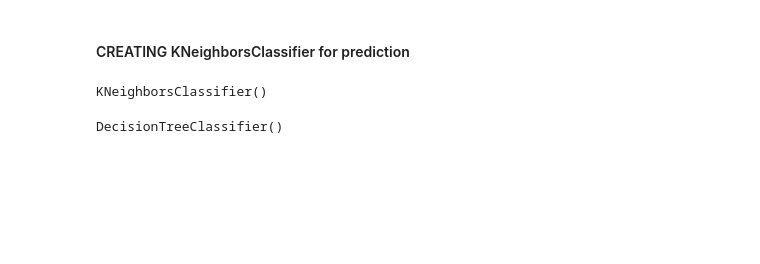
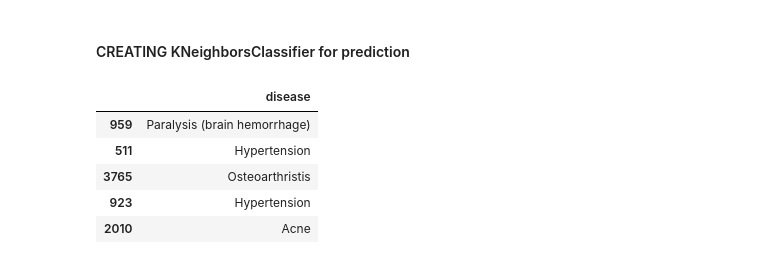
Before and after one commit to Keyur2456/Capestoneproject_Group6, a Jupyter notebook: Model/model.ipynb, the cells around one changed output. Cells and saved outputs as stored; diff of their text form; code cells hidden in the pictures; blank space fills up the shorter version.

```diff
--- a/Model/model.ipynb
+++ b/Model/model.ipynb
@@ -88,10 +125,9 @@ y_test = data.iloc[:,-1]
-# %%
-knn_clf=KNeighborsClassifier()
-knn_clf.fit(X_train,y_train)
-# %% [output]
-KNeighborsClassifier()
-# %%
-dt_clf = DecisionTreeClassifier()
-dt_clf.fit(X_train, y_train)
-# %% [output]
-DecisionTreeClassifier()
+# %%
+y_train.head()
+# %% [output]
+|  | disease |
+| 959 | Paralysis (brain hemorrhage) |
+| 511 | Hypertension |
+| 3765 | Osteoarthristis |
+| 923 | Hypertension |
+| 2010 | Acne |
```
Also changed, not shown: parts of 32 cells of this notebook, 2 other files.
